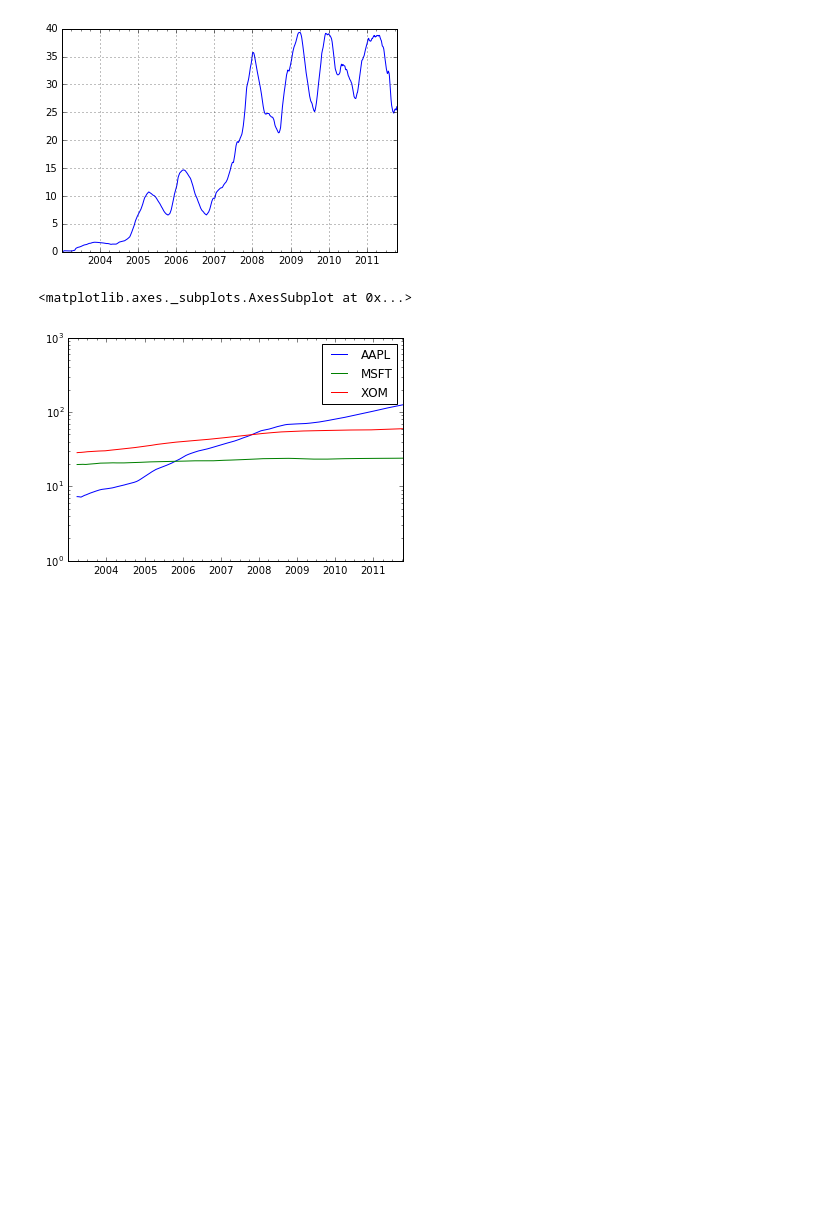
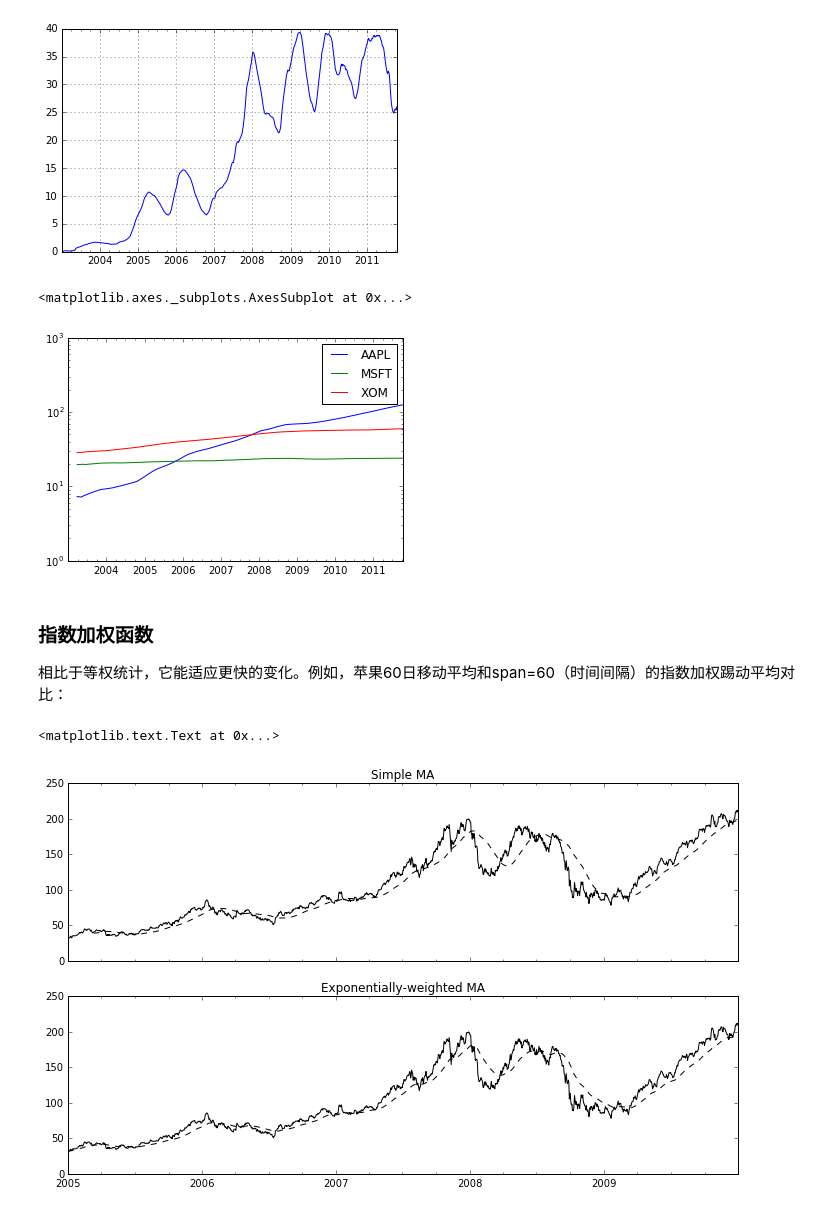
Before and after one commit to 26huitailang/python-of-data-analysis, a Jupyter notebook: ch10_notebook.ipynb, the cells around one changed output. Cells and saved outputs as stored; diff of their text form; code cells hidden in the pictures; blank space fills up the shorter version.

```diff
--- a/ch10_notebook.ipynb
+++ b/ch10_notebook.ipynb
@@ -1488,3 +1487,25 @@ pd.expanding_mean(close_px, 60).plot(logy=True) # 各个公司60日均线，对
 # %% [output]
 <matplotlib.axes._subplots.AxesSubplot at 0x...>
 [figure]
+# %% [markdown]
+### 指数加权函数
+相比于等权统计，它能适应更快的变化。例如，苹果60日移动平均和span=60（时间间隔）的指数加权踢动平均对比：
+# %%
+fig, axes = plt.subplots(nrows=2, ncols=1, sharex=True, sharey=True, figsize=(12, 7))
+
+aapl_px = close_px.AAPL['2005':'2009']
+
+# Series.rolling(min_periods=50,window=60,center=False).mean()
+ma60 = pd.rolling_mean(aapl_px, 60, min_periods=50) # 等权统计，滚动平均
+# Series.ewm(ignore_na=False,span=60,min_periods=0,adjust=True).mean()
+ewma60 = pd.ewma(aapl_px, span=60) # 指数加权，时间间隔60
+
+aapl_px.plot(style='k-', ax=axes[0])
+ma60.plot(style='k--', ax=axes[0])
+aapl_px.plot(style='k-', ax=axes[1])
+ewma60.plot(style='k--', ax=axes[1])
+axes[0].set_title('Simple MA')
+axes[1].set_title('Exponentially-weighted MA')
+# %% [output]
+<matplotlib.text.Text at 0x...>
+[figure, added]
```
Also changed, not shown: parts of 52 cells of this notebook, 1 other file.
